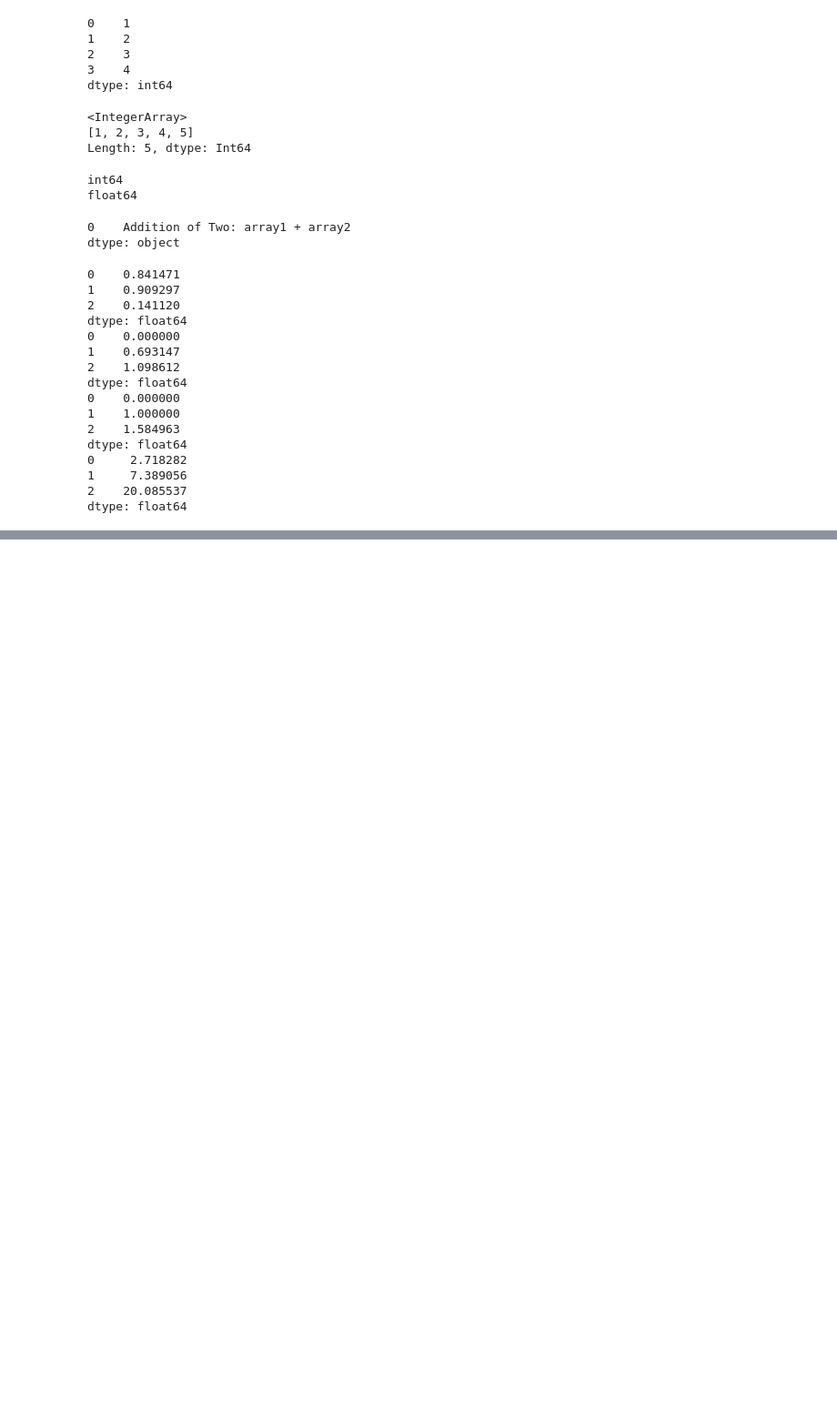
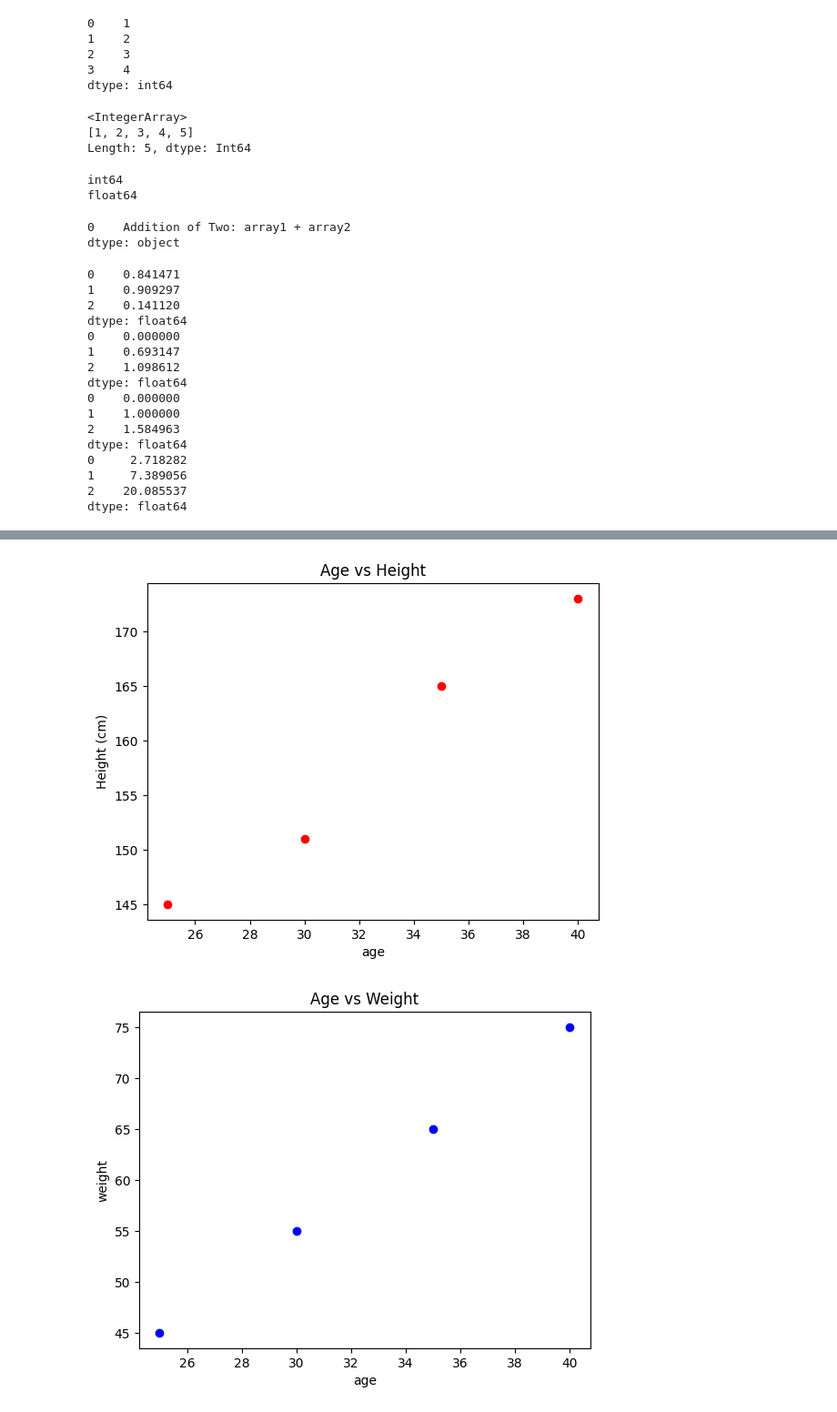
Before and after one commit to 2303A51664/AIML1, a Jupyter notebook: Lab01.ipynb, the cells around one changed output, grey strips where cells are left out. Shown: that part at 91% size. Drawn from its saved outputs; the diff is of its cells as text; code cells hidden in the pictures; blank space fills up the shorter version.

```diff
--- a/Lab01.ipynb
+++ b/Lab01.ipynb
@@ -160,0 +187,20 @@ weight = [45, 55, 65, 75]
+# %%
+# Generating a Scatter Plot using the above data
+people = ["kiran", "arun", "vijay", "varun"]
+age = [25, 30, 35, 40]
+height = [145, 151, 165, 173]
+weight = [45, 55, 65, 75]
+import matplotlib.pyplot as plt
+plt.scatter(age, height, c="red")
+plt.xlabel("age")
+plt.ylabel("Height (cm)")
+plt.title("Age vs Height")
+plt.show()
+plt.scatter(age, weight, c="blue")
+plt.xlabel("age")
+plt.ylabel("weight")
+plt.title("Age vs Weight")
+plt.show()
+# %% [output]
+[figure, added]
+[figure, added]
```
Also changed, not shown: parts of 1 cell of this notebook.
